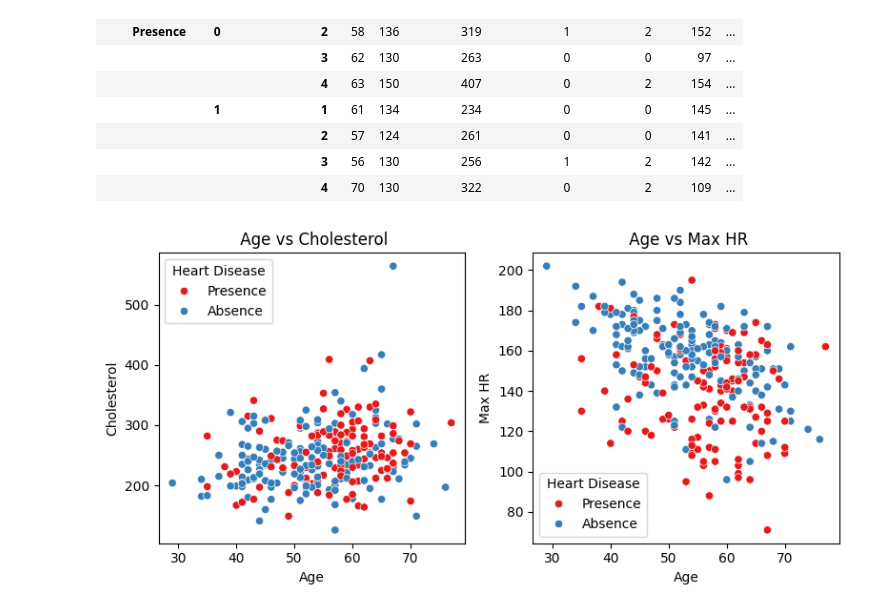
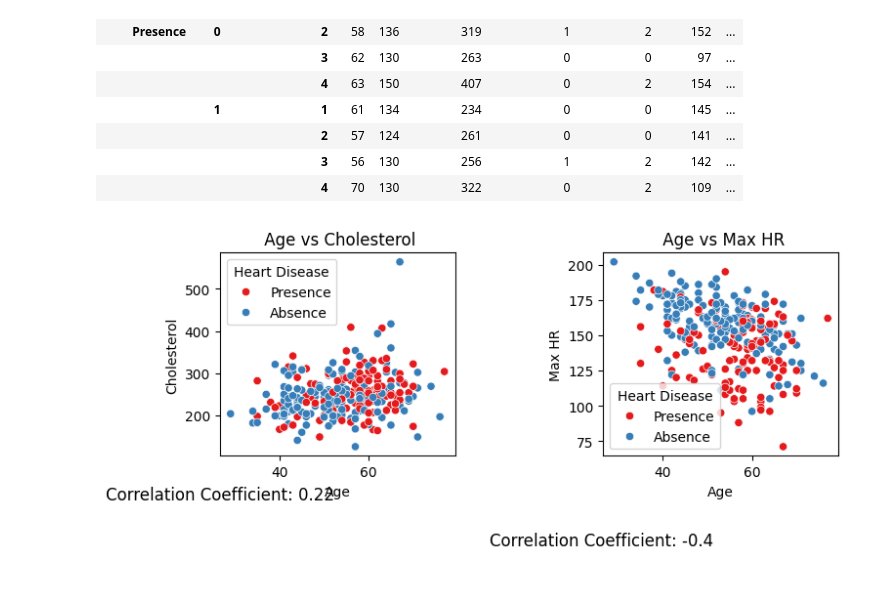
Before and after one commit to Enlightenus/Heart_disease_prediction, a Jupyter notebook: Heart_disease.ipynb, the cells around one changed output. Drawn from its saved outputs; the diff is of its cells as text; code cells hidden in the pictures.

Commit message:
corr. need fix

```diff
--- a/Heart_disease.ipynb
+++ b/Heart_disease.ipynb
@@ -151,10 +151,12 @@ df_chest_overview.first()
 # %%
 fig, axs =plt.subplots(1, 2, figsize=(8, 4))
 factors = ["Cholesterol", "Max HR"]
 for i, ax in enumerate(axs.flat):
     sns.scatterplot(data=df_op, x="Age", y=factors[i], ax=ax, hue="Heart Disease", palette="Set1")
+    age_corr = round(df_op['Age'].corr(df_op[factors[i]]), 2)
+    ax.text(1, 1, f'Correlation Coefficient: {age_corr}', fontsize=12)
     ax.set_title(f' Age vs {factors[i]}')
 plt.tight_layout()
 plt.show()
 # %% [output]
-[figure, old version]
+[figure, new version]
```
